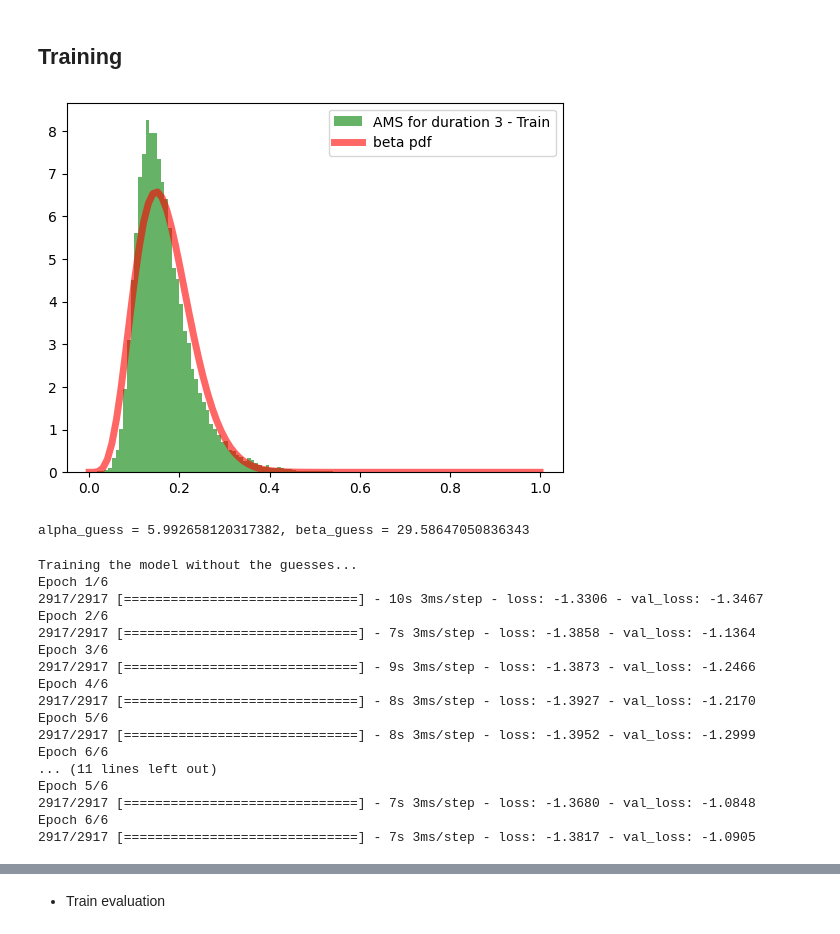
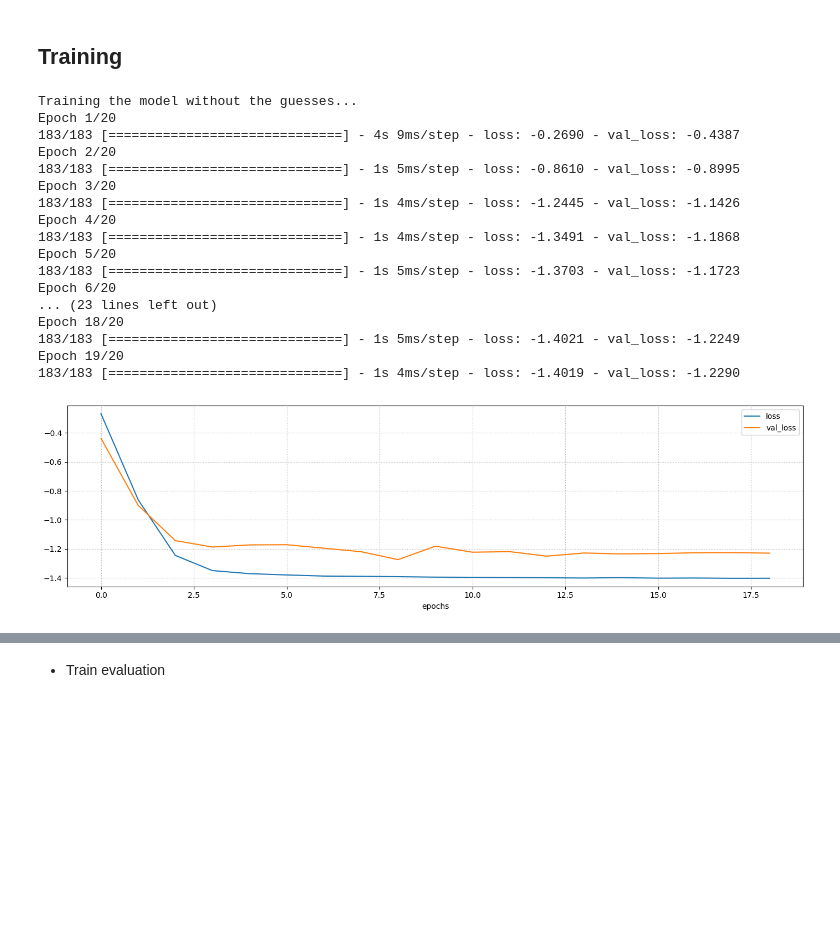
Before and after one commit to oshodiS/Rainfall-BetaEstimation, a Jupyter notebook: Rainfall new dataset.ipynb, the cells around one changed output, grey strips where cells are left out. Drawn from its saved outputs; the diff is of its cells as text; code cells hidden in the pictures; blank space fills up the shorter version.

```diff
--- a/Rainfall new dataset.ipynb
+++ b/Rainfall new dataset.ipynb
@@ -529,44 +503,33 @@ X_val = inputs_val[duration].values
 y_val = outputs_val[duration].values
 X_test = inputs_test[duration].values
 y_test = outputs_test[duration].values
-
-a_guess, b_guess = get_initial_guesses(train_dfs_std, duration, 'beta', plot=True)
-print(f"alpha_guess = {a_guess}, beta_guess = {b_guess}")
-# %% [output]
-[figure, removed]
-alpha_guess = 5.992658120317382, beta_guess = 29.58647050836343
 # %%
 # Parameters for the training
-batch_size = 16
-epochs = 6
-lr = 1e-2
+batch_size = 256
+epochs = 20
+lr = 1e-3
 loss_prof = lambda y_true, dist: -dist.log_prob(y_true)
 
 print('Training the model without the guesses...')
-model_no_guess = build_nn_beta_model(input_shape=(X_train.shape[1],), hidden=[64, 32])
-history = train_nn_model(model_no_guess, X_train, y_train, batch_size, loss_prof, lr, verbose=1, patience=10, validation_data=(X_val, y_val), epochs=epochs)
-#plot_training_history(history, figsize=(14, 4))
-
-print('\nTraining the model with the guesses...')
-lr = 1e-4
-model_guess = build_nn_beta_model_bias(input_shape=(X_train.shape[1],), hidden=[64, 32], alpha_guess=a_guess, beta_guess=b_guess)
-history = train_nn_model(model_guess, X_train, y_train, batch_size, loss_prof, lr, verbose=1, patience=10, validation_data=(X_val, y_val), epochs=epochs)
-#plot_training_history(history, figsize=(14, 4))
+model = build_nn_beta_model(input_shape=(X_train.shape[1],), hidden=[64, 32])
+history = train_nn_model(model, X_train, y_train, batch_size, loss_prof, lr, verbose=1, patience=10, validation_data=(X_val, y_val), epochs=epochs)
+plot_training_history(history, figsize=(14, 4))
 # %% [output]
 Training the model without the guesses...
-Epoch 1/6
-2917/2917 [==============================] - 10s 3ms/step - loss: -1.3306 - val_loss: -1.3467
-Epoch 2/6
-2917/2917 [==============================] - 7s 3ms/step - loss: -1.3858 - val_loss: -1.1364
-Epoch 3/6
-2917/2917 [==============================] - 9s 3ms/step - loss: -1.3873 - val_loss: -1.2466
-Epoch 4/6
-2917/2917 [==============================] - 8s 3ms/step - loss: -1.3927 - val_loss: -1.2170
-Epoch 5/6
-2917/2917 [==============================] - 8s 3ms/step - loss: -1.3952 - val_loss: -1.2999
-Epoch 6/6
-... (11 lines left out)
-Epoch 5/6
-2917/2917 [==============================] - 7s 3ms/step - loss: -1.3680 - val_loss: -1.0848
-Epoch 6/6
-2917/2917 [==============================] - 7s 3ms/step - loss: -1.3817 - val_loss: -1.0905
+Epoch 1/20
+183/183 [==============================] - 4s 9ms/step - loss: -0.2690 - val_loss: -0.4387
+Epoch 2/20
+183/183 [==============================] - 1s 5ms/step - loss: -0.8610 - val_loss: -0.8995
+Epoch 3/20
+183/183 [==============================] - 1s 4ms/step - loss: -1.2445 - val_loss: -1.1426
+Epoch 4/20
+183/183 [==============================] - 1s 4ms/step - loss: -1.3491 - val_loss: -1.1868
+Epoch 5/20
+183/183 [==============================] - 1s 5ms/step - loss: -1.3703 - val_loss: -1.1723
+Epoch 6/20
+... (23 lines left out)
+Epoch 18/20
+183/183 [==============================] - 1s 5ms/step - loss: -1.4021 - val_loss: -1.2249
+Epoch 19/20
+183/183 [==============================] - 1s 4ms/step - loss: -1.4019 - val_loss: -1.2290
+[figure, added]
```
Also changed, not shown: parts of 18 cells of this notebook.
